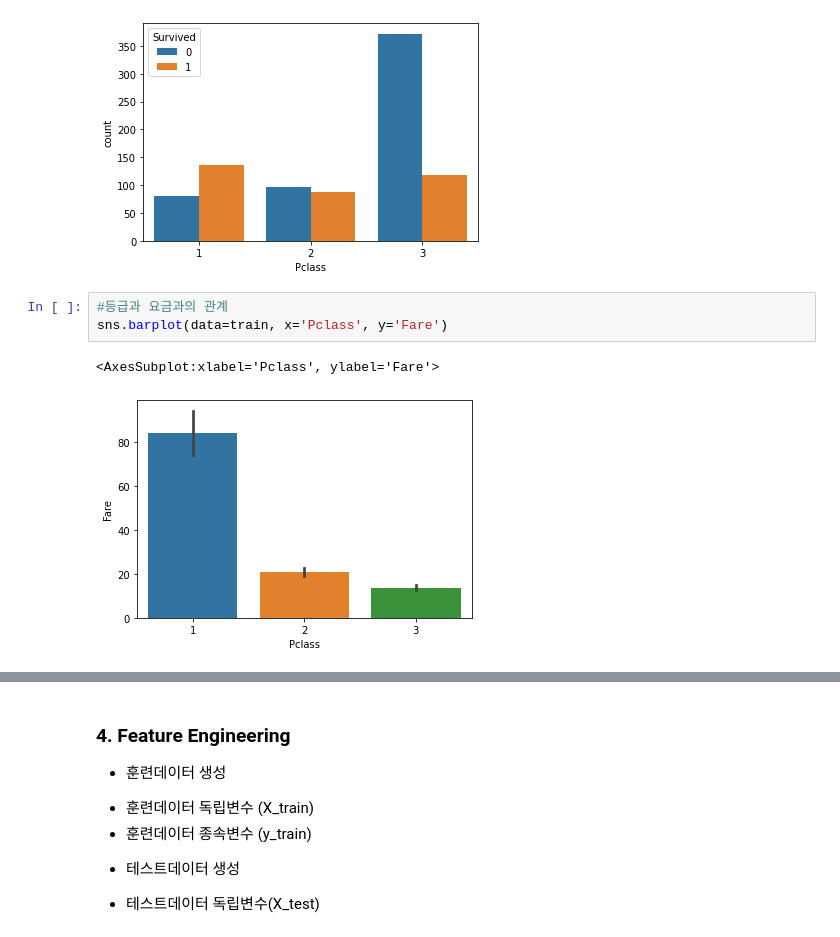
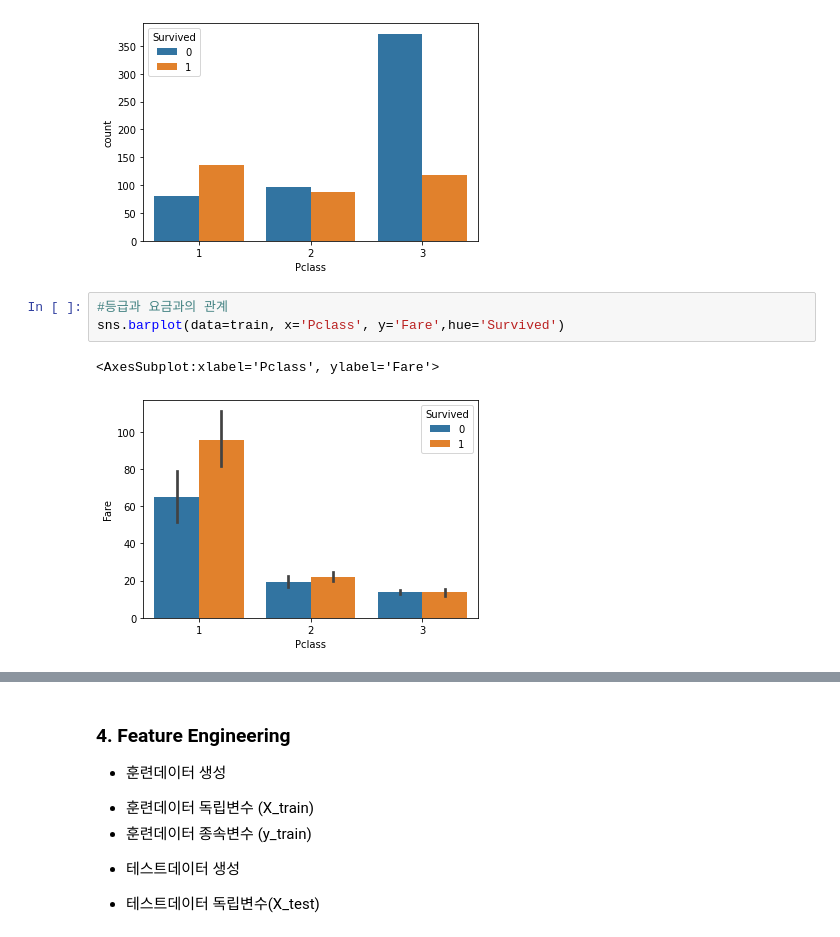
Before and after one commit to mysoyul/MachineLearningBasic_Python, a Jupyter notebook: 4.Titanic_dataset_지도학습_분류.ipynb, the cells around one changed output, grey strips where cells are left out. Cells and saved outputs as stored; diff of their text form.

```diff
--- a/4.Titanic_dataset_지도학습_분류.ipynb
+++ b/4.Titanic_dataset_지도학습_분류.ipynb
@@ -322,7 +323,7 @@ sns.countplot(data=train, x='Pclass', hue='Survived')
 [figure]
 # %%
 #등급과 요금과의 관계
-sns.barplot(data=train, x='Pclass', y='Fare')
+sns.barplot(data=train, x='Pclass', y='Fare',hue='Survived')
 # %% [output]
 <AxesSubplot:xlabel='Pclass', ylabel='Fare'>
-[figure, old version]
+[figure, new version]
```
Also changed, not shown: parts of 5 cells of this notebook.
